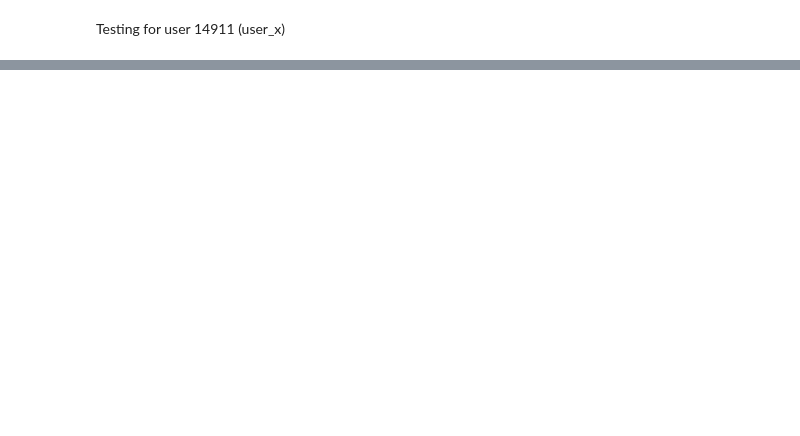
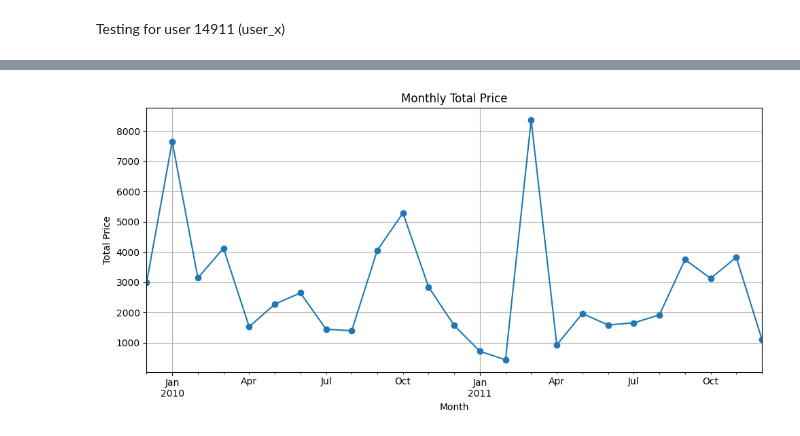
Before and after one commit to BipinNeupane/User-Expenses-Prediction, a Jupyter notebook: data_preprocessing_and_merging.ipynb, the cells around one changed output, grey strips where cells are left out. Cells and saved outputs as stored; diff of their text form; code cells hidden in the pictures; blank space fills up the shorter version.

```diff
--- a/data_preprocessing_and_merging.ipynb
+++ b/data_preprocessing_and_merging.ipynb
@@ -9,0 +10,10 @@ df2 = pd.read_excel('dataset.xlsx', sheet_name=1)  # Second sheet
+# %%
+# Concatenate both tabs
+df = pd.concat([df1, df2], ignore_index=True)
+
+# Deleting Duplicates
+total_rows_before = len(df)
+total_rows_after = len(df.drop_duplicates())
+duplicate_count = total_rows_before - total_rows_after
+print(f"Number of duplicate rows deleted: {duplicate_count}")
+df.drop_duplicates(inplace=True)
@@ -9,0 +41,4 @@ df2 = pd.read_excel('dataset.xlsx', sheet_name=1)  # Second sheet
+# %%
+# Dropping null values
+df.dropna(inplace=True)
+df.shape
@@ -45,0 +80,4 @@ Name: Country, Length: 5710, dtype: object
+# %%
+user_y = df[df['Customer ID'] == 14911]
+user_y.set_index('InvoiceDate',inplace=True)
+user_y.sort_index(inplace=True)
@@ -45,0 +104,11 @@ Name: Country, Length: 5710, dtype: object
+# %%
+# Resample and sum monthly prices
+monthly_price = user_y['Price'].resample('ME').sum()
+monthly_price.plot(kind='line', marker='o', figsize=(10, 5), title='Monthly Total Price')
+plt.xlabel('Month')
+plt.ylabel('Total Price')
+plt.grid(True)
+plt.tight_layout()
+plt.show()
+# %% [output]
+[figure, added]
```
Also changed, not shown: parts of 17 cells of this notebook, 2 other files.
